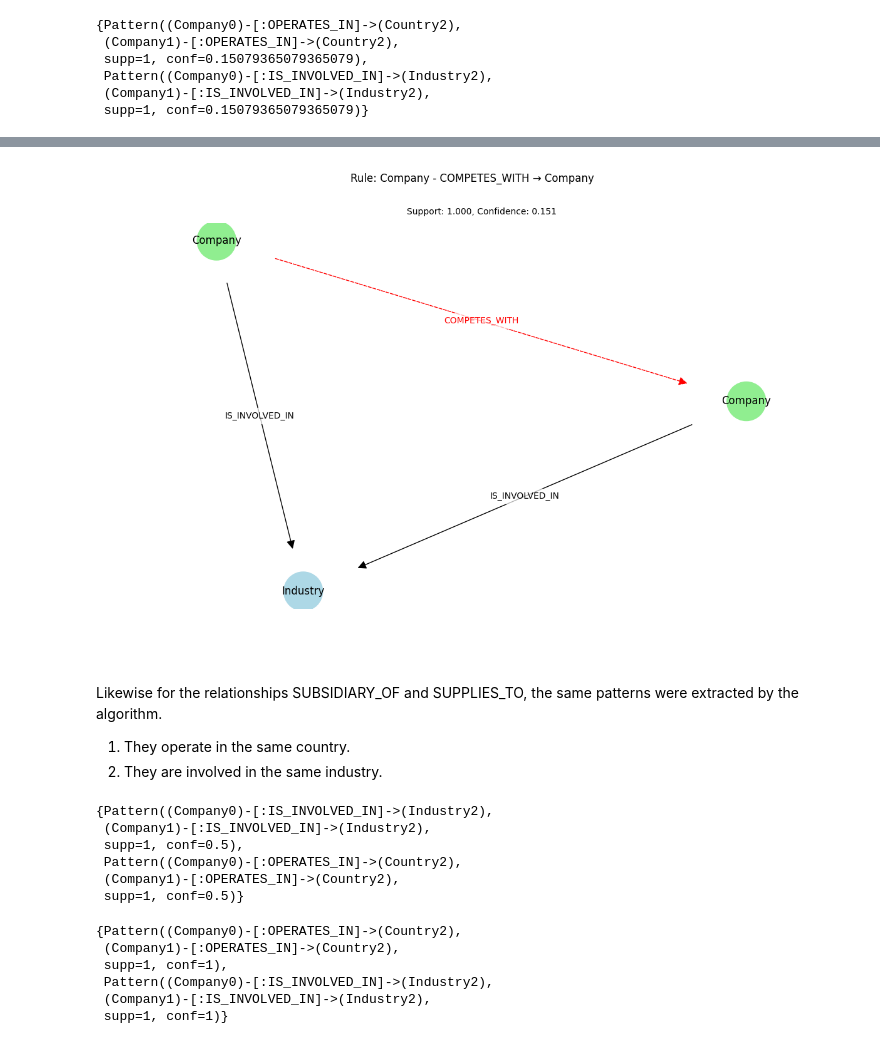
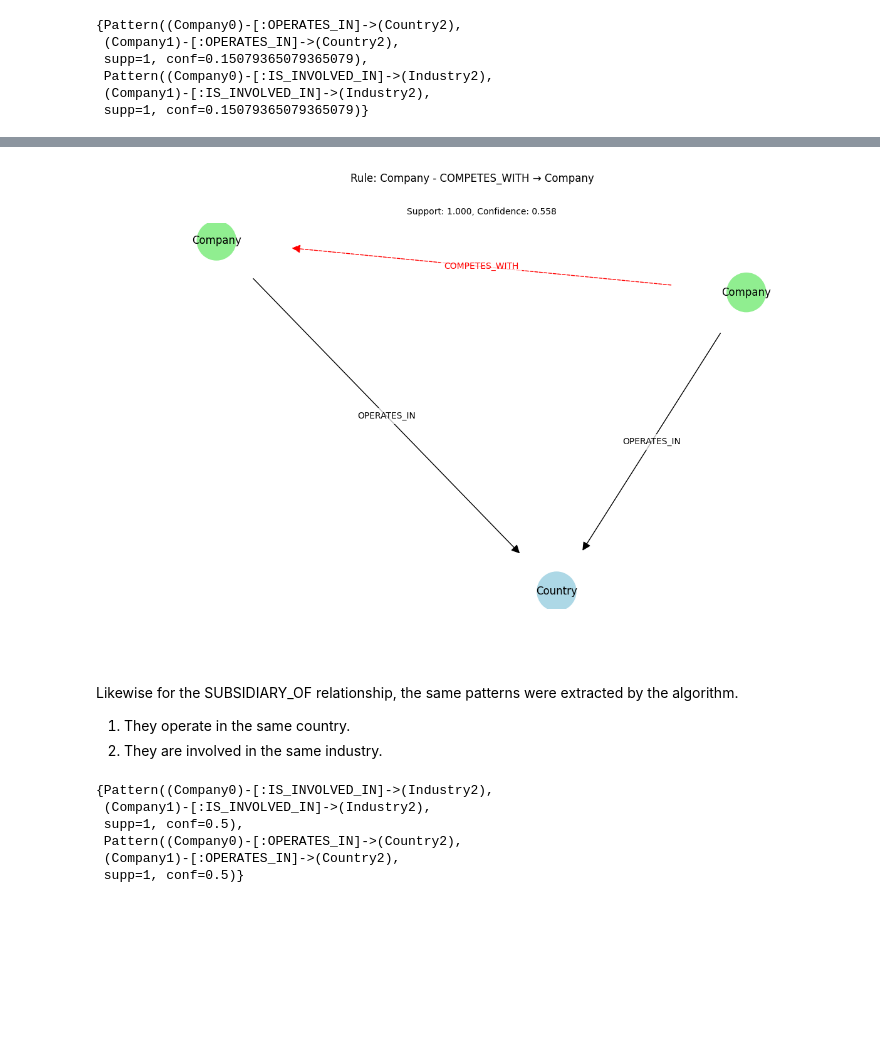
Before and after one commit to AY2425S1-DSA3101-Weeping-Wranglers/WW-AI-GK, a Jupyter notebook: kg_construction/graph_construction.ipynb, the cells around one changed output, grey strips where cells are left out. Cells and saved outputs as stored; diff of their text form; code cells hidden in the pictures; blank space fills up the shorter version.

```diff
--- a/kg_construction/graph_construction.ipynb
+++ b/kg_construction/graph_construction.ipynb
@@ -902,9 +903,9 @@ Image(r"rules/Company_COMPETES_WITH_Company_0.png")
 # %%
-Image(r"rules/Company_COMPETES_WITH_Company_1.png")
+Image(r"../output/rules/Company_COMPETES_WITH_Company_1.png")
 # %% [output]
-[figure, old version]
+[figure, new version]
 # %% [markdown]
-Likewise for the relationships SUBSIDIARY_OF and SUPPLIES_TO, the same patterns were extracted by the algorithm.
+Likewise for the SUBSIDIARY_OF relationship, the same patterns were extracted by the algorithm.
 1. They operate in the same country.
 2. They are involved in the same industry.
 # %%
@@ -916,12 +917,3 @@ patterns['SUBSIDIARY_OF']
  Pattern((Company0)-[:OPERATES_IN]->(Country2),
  (Company1)-[:OPERATES_IN]->(Country2),
  supp=1, conf=0.5)}
-# %%
-patterns['SUPPLIES_TO']
-# %% [output]
-{Pattern((Company0)-[:OPERATES_IN]->(Country2),
- (Company1)-[:OPERATES_IN]->(Country2),
- supp=1, conf=1),
- Pattern((Company0)-[:IS_INVOLVED_IN]->(Industry2),
- (Company1)-[:IS_INVOLVED_IN]->(Industry2),
- supp=1, conf=1)}
```
Also changed, not shown: parts of 3 cells of this notebook, 24 other files.
